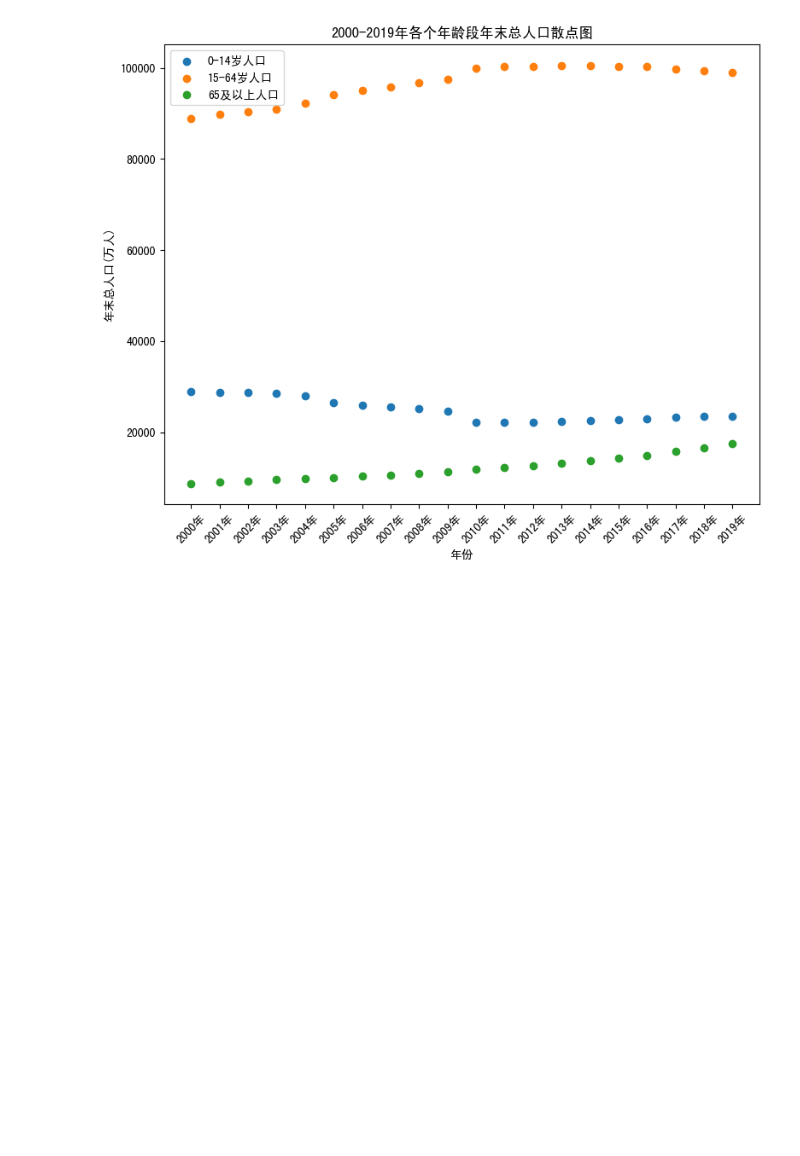
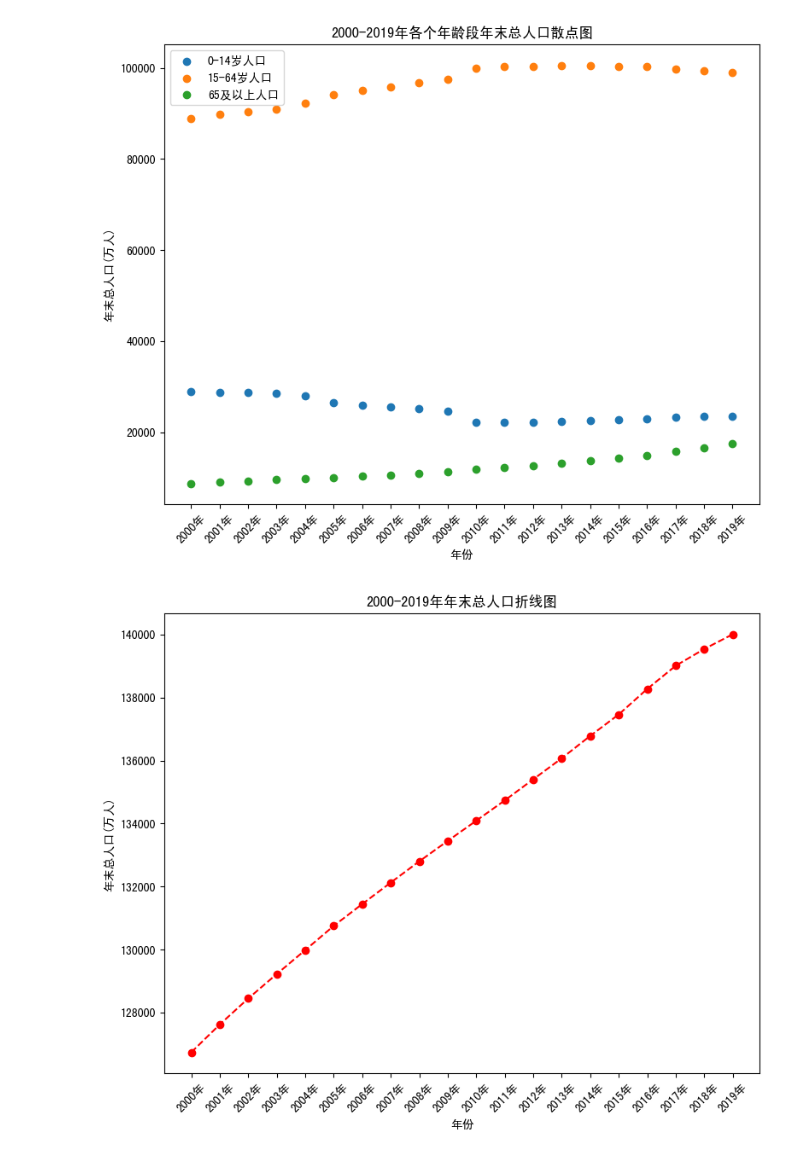
Before and after one commit to YcSaber/SchoolPyLesson1, a Jupyter notebook: data visualization/3/code/3-2.ipynb, the cells around one changed output. Cells and saved outputs as stored; diff of their text form; code cells hidden in the pictures; blank space fills up the shorter version.

```diff
--- a/data visualization/3/code/3-2.ipynb
+++ b/data visualization/3/code/3-2.ipynb
@@ -31,3 +49,14 @@ plt.savefig('../tmp/2000-2019年各个年龄段年末总人口散点图.png')
 plt.show()
 # %% [output]
 [figure]
+# %%
+plt.figure(figsize=(9,7))
+plt.xlabel('年份') # 横轴标签
+plt.ylabel('年末总人口(万人)') #纵轴标签
+plt.xticks(range(0,20),values[range(0,20),0],rotation=45)
+plt.title('2000-2019年年末总人口折线图') # 添加图标标题
+plt.plot(values[:,0],values[:,1],color='r',linestyle='--',marker='o')
+plt.savefig('../tmp/2000-2019年年末总人口点线图.png')
+plt.show()
+# %% [output]
+[figure, added]
```
Also changed, not shown: parts of 3 cells of this notebook, 11 other files.
